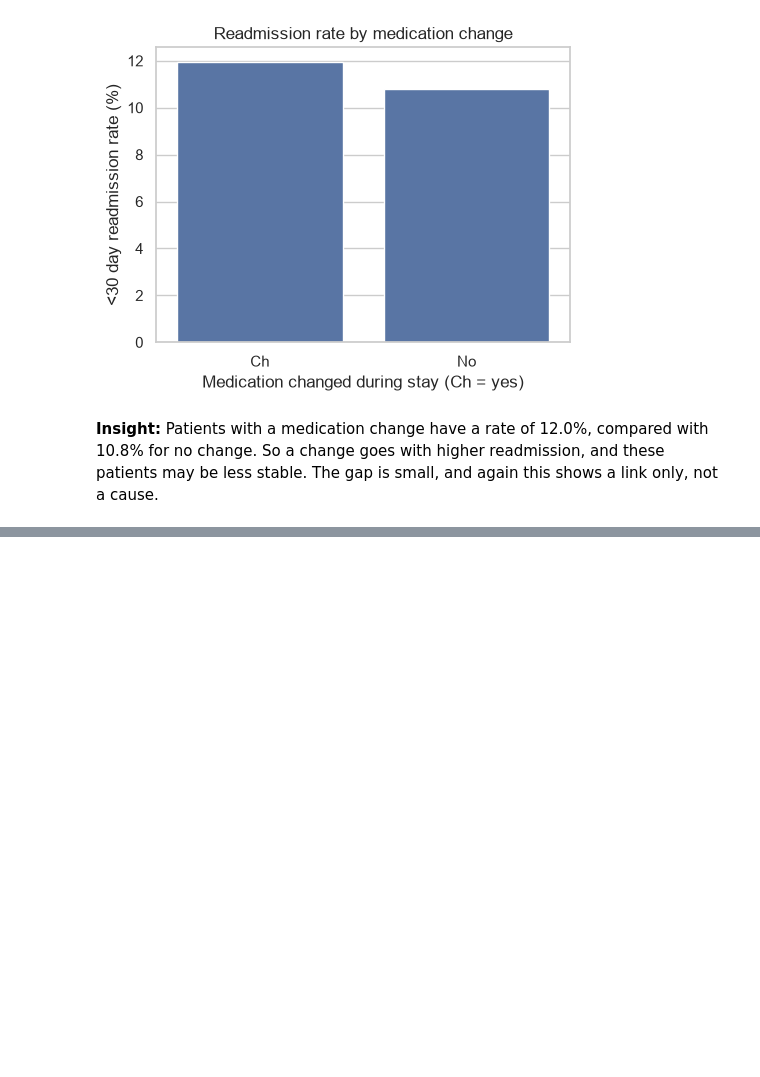
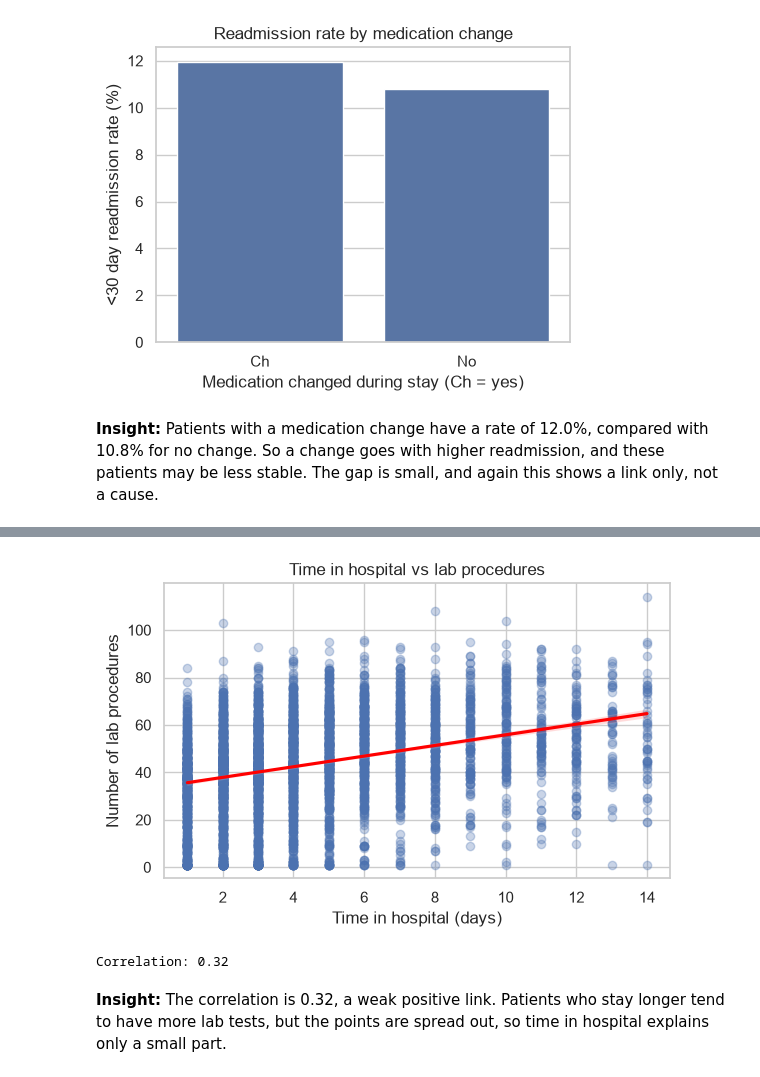
Before and after one commit to ANu-771/ITS-2122-Python-for-Data-Science-AI-Group-Project, a Jupyter notebook: notebooks/03_exploratory_data_analysis_part_02.ipynb, the cells around one changed output, grey strips where cells are left out. Saved outputs shown, nothing was run; the diff lists cells and outputs as text; code cells hidden in the pictures; blank space fills up the shorter version.

Commit message:
Hospital vs Lab Procedures

```diff
--- a/notebooks/03_exploratory_data_analysis_part_02.ipynb
+++ b/notebooks/03_exploratory_data_analysis_part_02.ipynb
@@ -238,0 +245,20 @@ plt.show()
+# %%
+# Plot a randome sample of 5000 rows (too many points hide the pattern)
+sample = df.sample(5000, random_state=42)
+
+plt.figure(figsize=(6, 4))
+sns.regplot(data=sample, x='time_in_hospital', y='num_lab_procedures',
+            scatter_kws={'alpha': 0.3}, line_kws={'color': 'red'})
+plt.title('Time in hospital vs lab procedures')
+plt.xlabel('Time in hospital (days)')
+plt.ylabel('Number of lab procedures')
+plt.tight_layout()
+plt.show()
+
+# Correlation on the full data
+print(f"Correlation: {df['time_in_hospital'].corr(df['num_lab_procedures']):.2f}")
+# %% [output]
+[figure, added]
+Correlation: 0.32
+# %% [markdown]
+ **Insight:** The correlation is 0.32, a weak positive link. Patients who stay longer tend to have more lab tests, but the points are spread out, so time in hospital explains only a small part.
```
Also changed, not shown: parts of 1 cell of this notebook.
